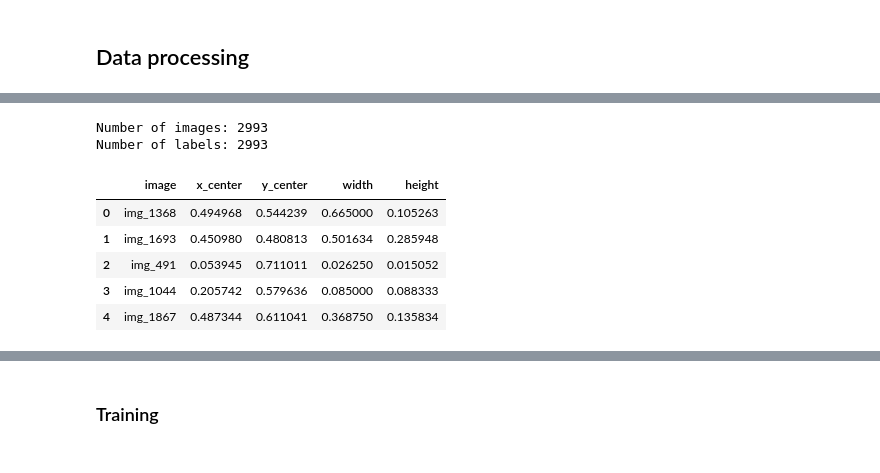
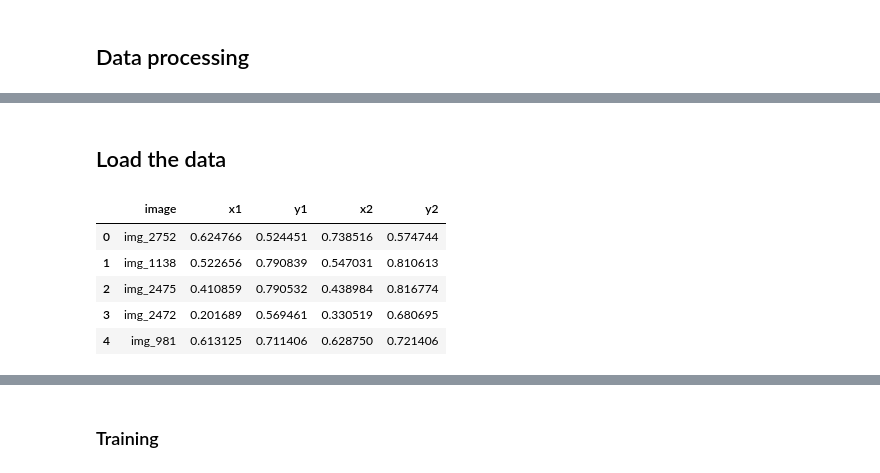
Before and after one commit to Gabmelom/plate-vision, a Jupyter notebook: plate-vision.ipynb, the cells around one changed output, grey strips where cells are left out. Cells and saved outputs as stored; diff of their text form; code cells hidden in the pictures.

```diff
--- a/plate-vision.ipynb
+++ b/plate-vision.ipynb
@@ -87,18 +102,3 @@ print(f"{len(get_label_filenames()) - len(all_label_filenames)} of {len(get_labe
-# %%
-# Keep only a random sample of the data
-np.random.seed(42)
-sample_size = sample_size if sample_size <= len(all_image_filenames) else len(all_image_filenames)
-image_filenames = np.random.choice(all_image_filenames, sample_size, replace=False)
-label_filenames = [f[:-4] + ".txt" for f in image_filenames]
-
-# Test if all image filanames have a corresponding label filename
-assert all([f[:-4] + ".txt" in label_filenames for f in image_filenames])
-
-print("Number of images:", len(image_filenames))
-print("Number of labels:", len(label_filenames))
-# %% [output]
-Number of images: 2993
-Number of labels: 2993
 # %%
 # Copy and rename images and labels to a new folder
 def copy_rename_files(image_filenames, label_filenames):
@@ -118,33 +118,45 @@ def copy_rename_files(image_filenames, label_filenames):
     print("Files copied and renamed.")
 
 # copy_rename_files(image_filenames, label_filenames)
+# %% [markdown]
+## Load the data
 # %%
-# Read the data
-yolo_labels_dict = dict(image=[], x_center=[], y_center=[], width=[], height=[])
+# Read the data, expects image filenames to match label filenames, labels are YOLO format
+def load_dataframe(label_folder):
+    yolo_labels_dict = dict(image=[], x1=[], y1=[], x2=[], y2=[])
 
-# Read the YOLO annotation files, and store the data in a dictionary
-for file in label_filenames:
-    label_file = os.path.join(label_folder, file)
-    with open(label_file, "r") as lf:
-        for line in lf.readlines():
-            parts = line.strip().split(" ")
-            class_id = int(parts[0])
-            if class_id != 0:
-                print("Class ID is not 0: class=", class_id)
+    label_filenames = [f for f in os.listdir(label_folder) if f.endswith(".txt")]
 
-            yolo_labels_dict["image"].append(file[:-4])
-            yolo_labels_dict["x_center"].append(float(parts[1]))
-            yolo_labels_dict["y_center"].append(float(parts[2]))
-            yolo_labels_dict["width"].append(float(parts[3]))
-            yolo_labels_dict["height"].append(float(parts[4]))
+    # Read the YOLO annotation files, and store the data in a dictionary
+    for file in label_filenames:
+        label_file = os.path.join(label_folder, file)
+        with open(label_file, "r") as lf:
+            for line in lf.readlines():
+                parts = line.strip().split(" ")
+                class_id = int(parts[0])
+                if class_id != 0:
+                    print("Class ID is not 0: class=", class_id)
 
-# Convert the data to a pandas dataframe
-df = pd.DataFrame(yolo_labels_dict)
+                x_center = float(parts[1])
+                y_center = float(parts[2])
+                width = float(parts[3])
+                height = float(parts[4])
+
+                yolo_labels_dict["image"].append(file[:-4])
+                yolo_labels_dict["x1"].append(x_center - width / 2)
+                yolo_labels_dict["y1"].append(y_center - height / 2)
+                yolo_labels_dict["x2"].append(x_center + width / 2)
+                yolo_labels_dict["y2"].append(y_center + height / 2)
+
+    # Convert the data to a pandas dataframe
+    return pd.DataFrame(yolo_labels_dict)
+
+df = load_dataframe(label_folder)
 df.head()
 # %% [output]
-|  | image | x_center | y_center | width | height |
-| 0 | img_1368 | 0.494968 | 0.544239 | 0.665000 | 0.105263 |
-| 1 | img_1693 | 0.450980 | 0.480813 | 0.501634 | 0.285948 |
-| 2 | img_491 | 0.053945 | 0.711011 | 0.026250 | 0.015052 |
-| 3 | img_1044 | 0.205742 | 0.579636 | 0.085000 | 0.088333 |
-| 4 | img_1867 | 0.487344 | 0.611041 | 0.368750 | 0.135834 |
+|  | image | x1 | y1 | x2 | y2 |
+| 0 | img_2752 | 0.624766 | 0.524451 | 0.738516 | 0.574744 |
+| 1 | img_1138 | 0.522656 | 0.790839 | 0.547031 | 0.810613 |
+| 2 | img_2475 | 0.410859 | 0.790532 | 0.438984 | 0.816774 |
+| 3 | img_2472 | 0.201689 | 0.569461 | 0.330519 | 0.680695 |
+| 4 | img_981 | 0.613125 | 0.711406 | 0.628750 | 0.721406 |
```
Also changed, not shown: parts of 16 cells of this notebook, 1 other file.
